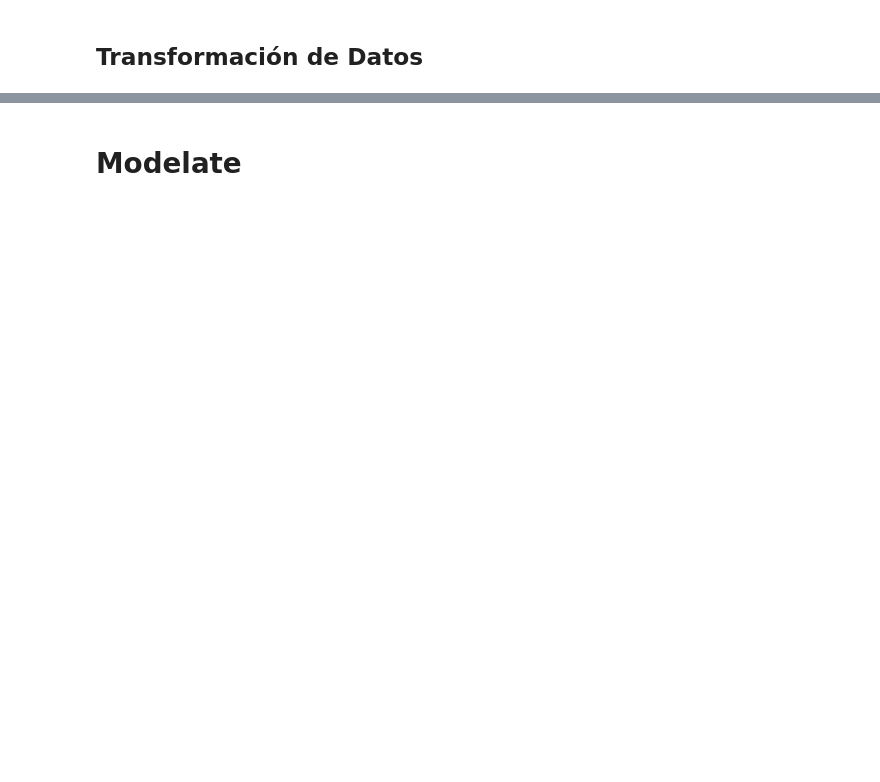
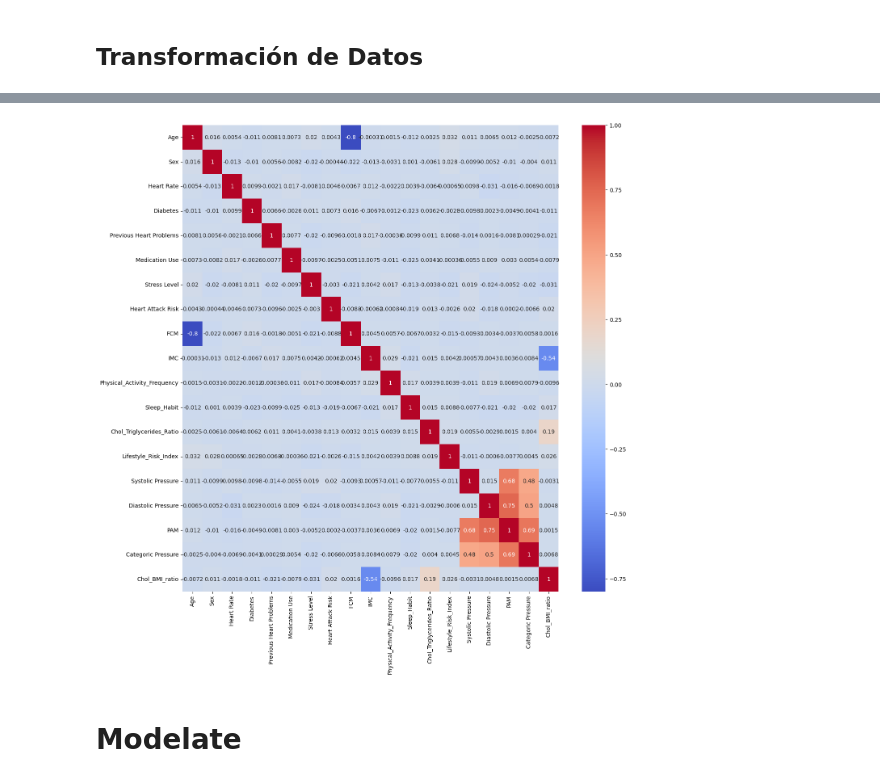
Before and after one commit to LuisFelipePoma/Heart_Risk_Detector, a Jupyter notebook: src/model/code.ipynb, the cells around one changed output, grey strips where cells are left out. Saved outputs shown, nothing was run; the diff lists cells and outputs as text; code cells hidden in the pictures; blank space fills up the shorter version.

```diff
--- a/src/model/code.ipynb
+++ b/src/model/code.ipynb
@@ -81,9 +279,10 @@ df["Chol_BMI_ratio"] = df.apply(lambda r: float(r["Cholesterol"] / r["BMI"]), ax
 # %%
 # graph of the corr
-import seaborn as sns
-plt.figure(figsize=(10, 10))
+plt.figure(figsize=(15, 15))
 sns.heatmap(df.corr(), annot=True, cmap="coolwarm")
 plt.show()
+# %% [output]
+[figure, added]
 # %% [markdown]
 # Modelate
 # %%
```
Also changed, not shown: parts of 35 cells of this notebook, 3 other files.
